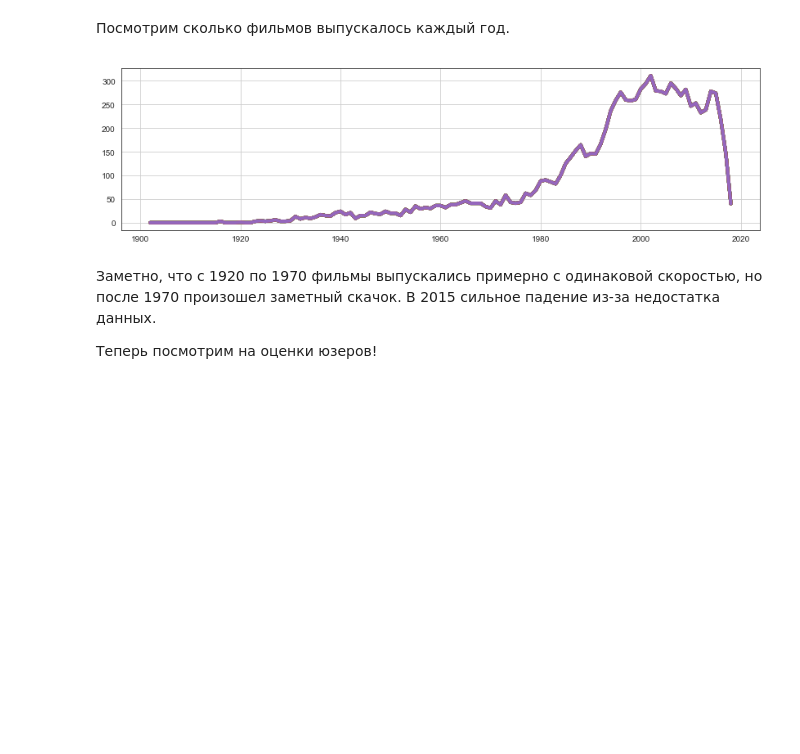
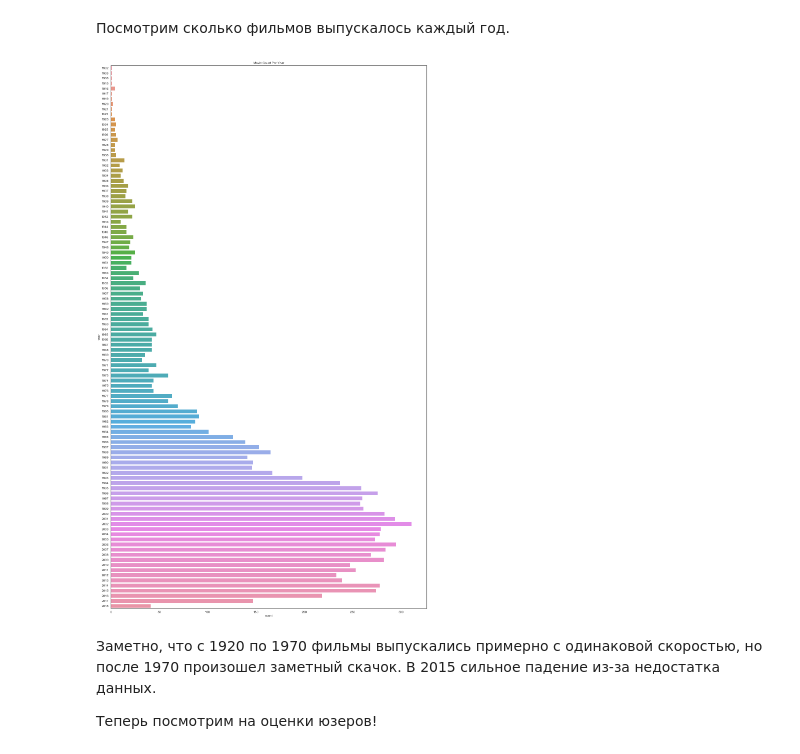
Before and after one commit to MedalKa/lab2, a Jupyter notebook: Lab_2. Recommender systems.ipynb, the cells around one changed output. Drawn from its saved outputs; the diff is of its cells as text; code cells hidden in the pictures; blank space fills up the shorter version.

```diff
--- a/Lab_2. Recommender systems.ipynb
+++ b/Lab_2. Recommender systems.ipynb
@@ -239,14 +245,16 @@ movies[movies["year"]==-1]["movieId"]
 Name: movieId, dtype: int64
 # %% [markdown]
 Посмотрим сколько фильмов выпускалось каждый год.
-# %%
-quant=movies[movies['year']!=-1]
-fig1, ax1 = plt.subplots(1,1,figsize=(14,8))
-plt.subplot(211)
-plt.plot(quant.groupby(['year']).count(), linewidth=4.0)
-plt.grid(True)
-# %% [output]
-[figure, removed]
+# %%
+sub = movies[movies["year"]!=-1]
+plt.subplots(figsize=(18, 30))
+plt.tick_params(labelsize=12)
+sns.countplot(y=sub["year"], data=sub)
+plt.title("Movie Count Per Year")
+plt.tight_layout()
+plt.show()
+# %% [output]
+[figure, added]
 # %% [markdown]
 Заметно, что с 1920 по 1970 фильмы выпускались примерно с одинаковой скоростью, но после 1970 произошел заметный скачок. В 2015 сильное падение из-за недостатка данных.
 
```
Also changed, not shown: parts of 16 cells of this notebook.
